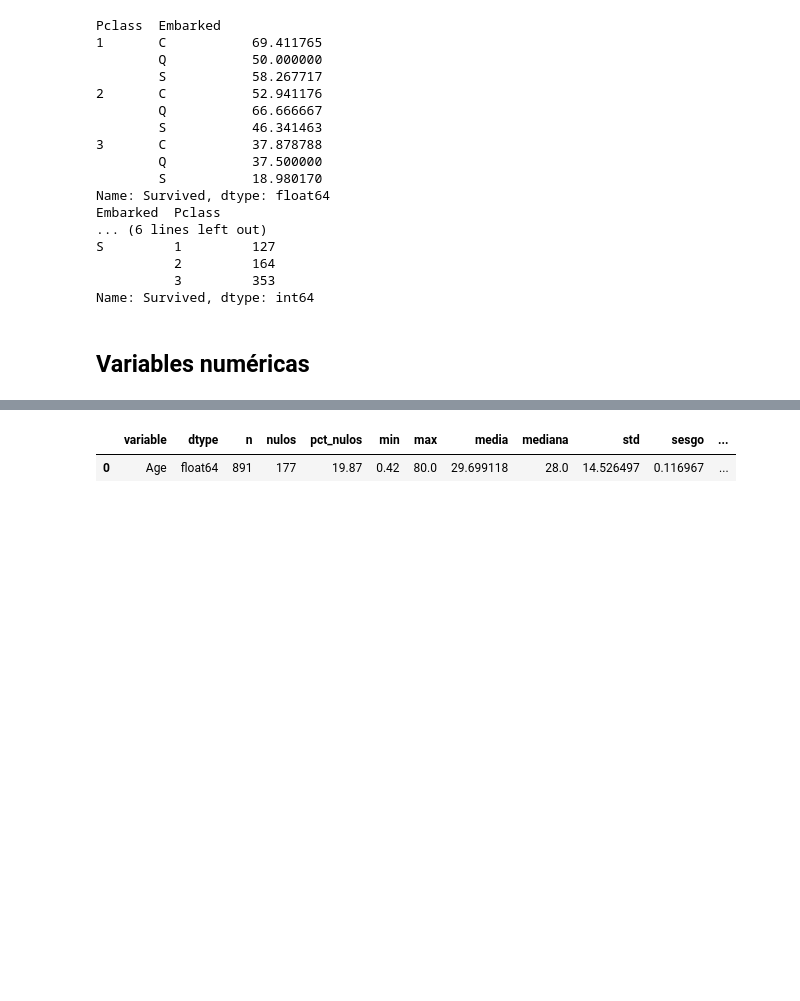
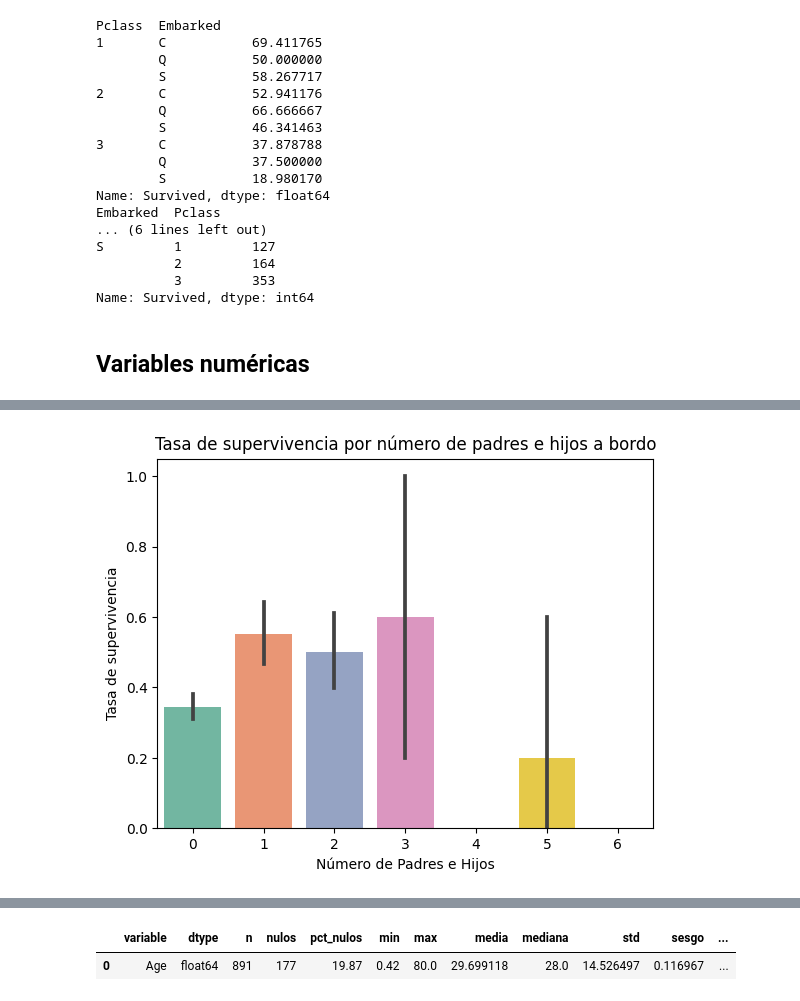
Before and after one commit to urcuninna/titanic_project, a Jupyter notebook: nootebooks/01_data_exploration.ipynb, the cells around one changed output, grey strips where cells are left out. Drawn from its saved outputs; the diff is of its cells as text; code cells hidden in the pictures; blank space fills up the shorter version.

```diff
--- a/nootebooks/01_data_exploration.ipynb
+++ b/nootebooks/01_data_exploration.ipynb
@@ -521,0 +617,14 @@ Name: Survived, dtype: int64
+# %%
+# Visualización de Parch y Survived
+
+sns.barplot(
+    data=df,
+    x='Parch',
+    y='Survived',
+    palette='Set2')
+plt.title('Tasa de supervivencia por número de padres e hijos a bordo')
+plt.xlabel('Número de Padres e Hijos')
+plt.ylabel('Tasa de supervivencia')
+plt.show()
+# %% [output]
+[figure, added]
```
Also changed, not shown: parts of 19 cells of this notebook.
